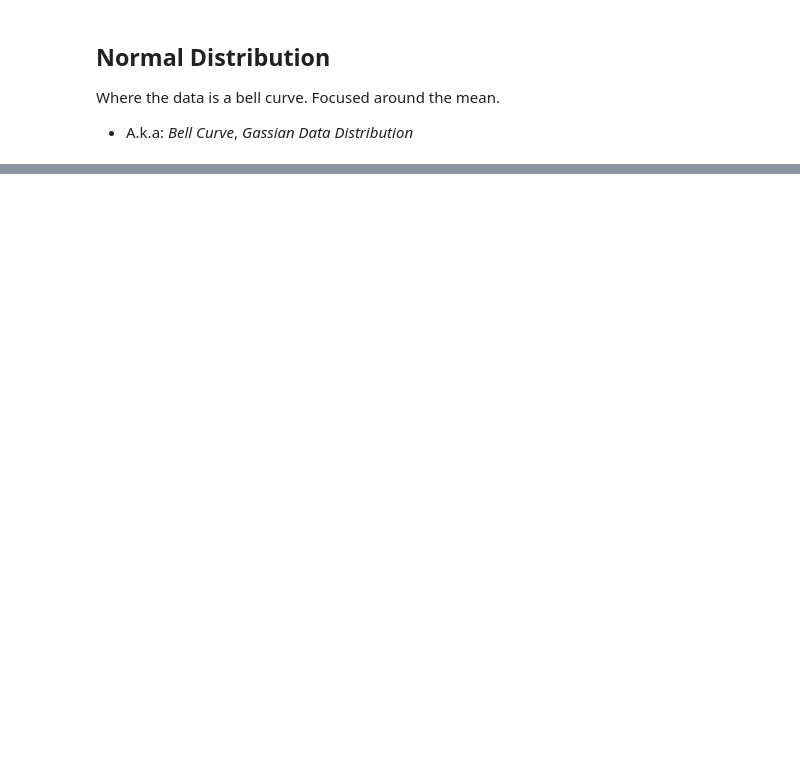
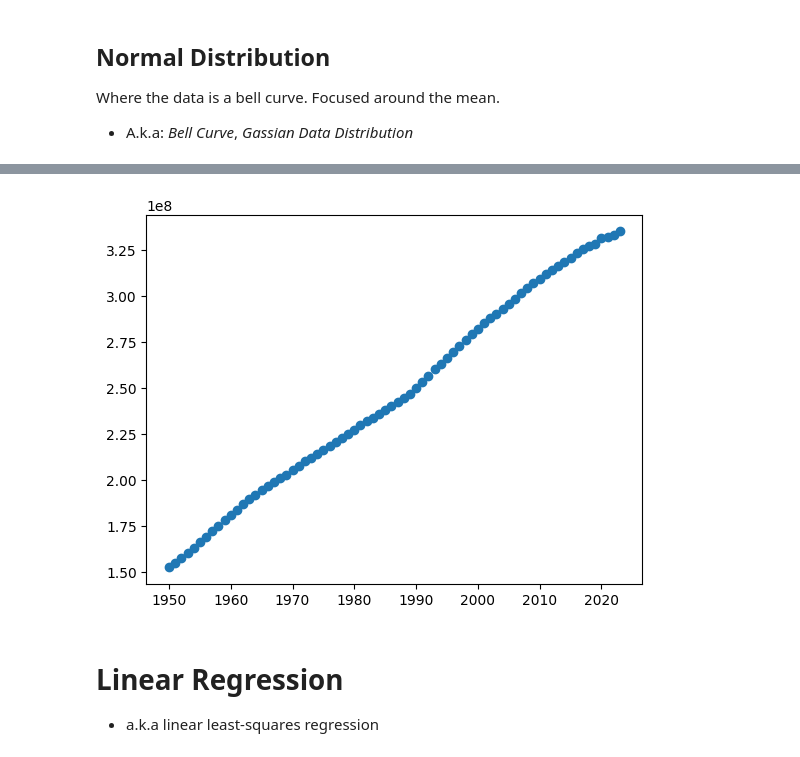
Before and after one commit to shanemarvinmay/ml-course, a Jupyter notebook: self-study/w3schools-ml-course/w3schools_ml_course.ipynb, the cells around one changed output, grey strips where cells are left out. Saved outputs shown, nothing was run; the diff lists cells and outputs as text; code cells hidden in the pictures; blank space fills up the shorter version.

Commit message:
Add linear regression demo.

```diff
--- a/self-study/w3schools-ml-course/w3schools_ml_course.ipynb
+++ b/self-study/w3schools-ml-course/w3schools_ml_course.ipynb
@@ -158,0 +181,9 @@ plt.show()
+# %%
+us_pop_df = pd.read_csv('../../us_population.csv')
+us_pop_df.rename(columns={'United States': 'united_states', 'Years': 'year'}, inplace=True)
+us_pop_df['year'] = pd.to_numeric(us_pop_df['year'], errors='coerce')
+us_pop_df = us_pop_df[us_pop_df['year'] < 2024]
+print(f"row, cols:{us_pop_df.shape}")
+print(f"col names:{us_pop_df.columns}")
+print(us_pop_df.shape)
+us_pop_df.head()
@@ -158,0 +205,8 @@ plt.show()
+# %%
+plt.scatter(us_pop_df['year'], us_pop_df['united_states'])
+plt.show()
+# %% [output]
+[figure, added]
+# %% [markdown]
+# Linear Regression
+- a.k.a linear least-squares regression
```
Also changed, not shown: parts of 12 cells of this notebook, 2 other files.
